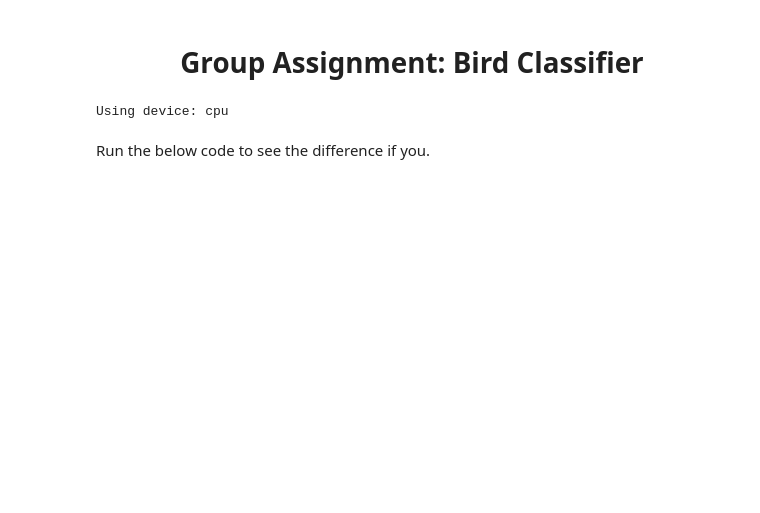
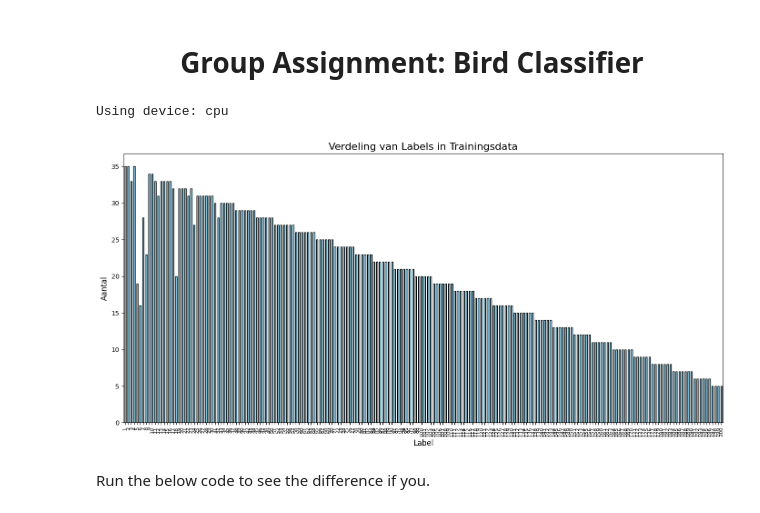
Before and after one commit to christinaperdue/AML2024-Feather-in-Focus, a Jupyter notebook: ninatries.ipynb, the cells around one changed output. Saved outputs shown, nothing was run; the diff lists cells and outputs as text; code cells hidden in the pictures; blank space fills up the shorter version.

```diff
--- a/ninatries.ipynb
+++ b/ninatries.ipynb
@@ -41,3 +42,18 @@ num_epochs = 10
+# %%
+# Groepeer op label en tel het aantal voorkomen
+label_counts = train_label_df['label'].value_counts()
+
+# Plot de verdeling
+plt.figure(figsize=(14, 7))
+label_counts.sort_index().plot(kind='bar', color='skyblue', edgecolor='black')
+plt.title('Verdeling van Labels in Trainingsdata', fontsize=16)
+plt.xlabel('Label', fontsize=12)
+plt.ylabel('Aantal', fontsize=12)
+plt.xticks(rotation=90, fontsize=8)  # Labels draaien voor betere leesbaarheid
+plt.tight_layout()  # Zorg dat alles past
+plt.show()
+# %% [output]
+[figure, added]
 # %%
 # Step 2: Create a Custom Dataset
 
```
Also changed, not shown: parts of 9 cells of this notebook, 2 other files.
